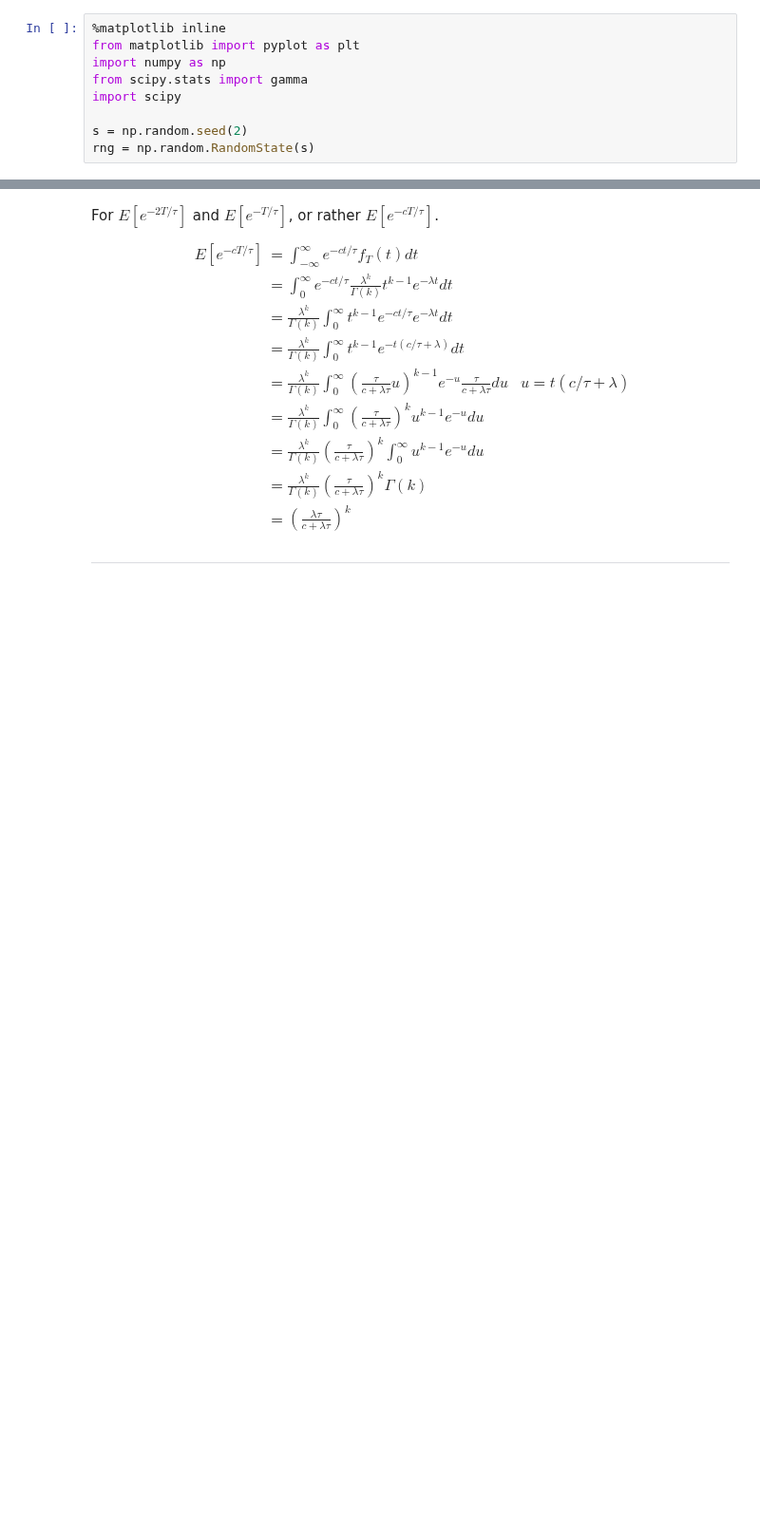
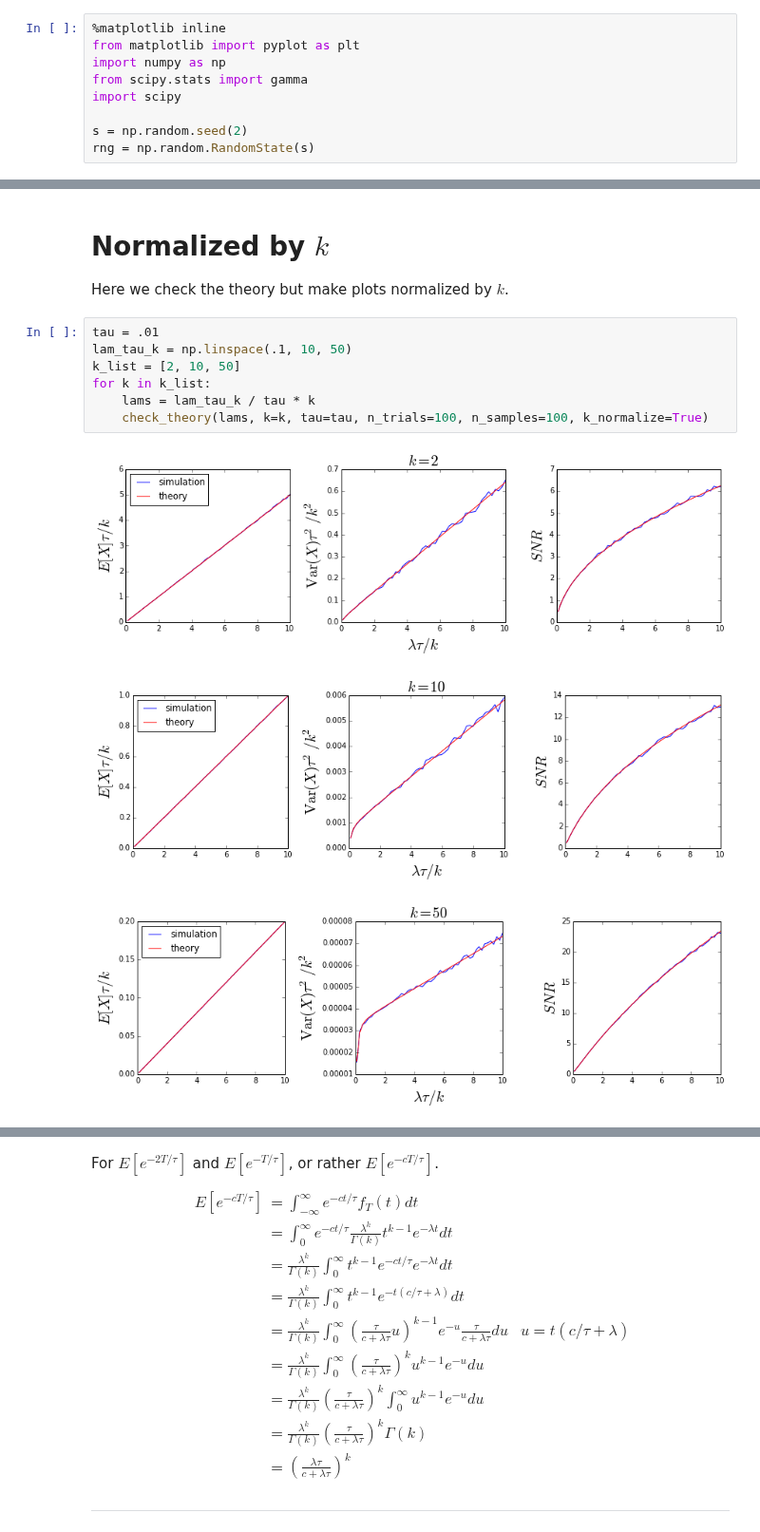
Before and after one commit to samfok/notebooks, a Jupyter notebook: synapse/synapse_SNR_gamma.ipynb, the cells around one changed output, grey strips where cells are left out. Shown at 95% size. Drawn from its saved outputs; the diff is of its cells as text; blank space fills up the shorter version.

```diff
--- a/synapse/synapse_SNR_gamma.ipynb
+++ b/synapse/synapse_SNR_gamma.ipynb
@@ -354,0 +228,15 @@ SNR &= \frac{E[X]}{\sqrt{\Var(X)}} \\
+# %% [markdown]
+# Normalized by $k$
+
+Here we check the theory but make plots normalized by $k$.
+# %%
+tau = .01
+lam_tau_k = np.linspace(.1, 10, 50)
+k_list = [2, 10, 50]
+for k in k_list:
+    lams = lam_tau_k / tau * k
+    check_theory(lams, k=k, tau=tau, n_trials=100, n_samples=100, k_normalize=True)
+# %% [output]
+[figure, added]
+[figure, added]
+[figure, added]
```
Also changed, not shown: parts of 59 cells of this notebook.
